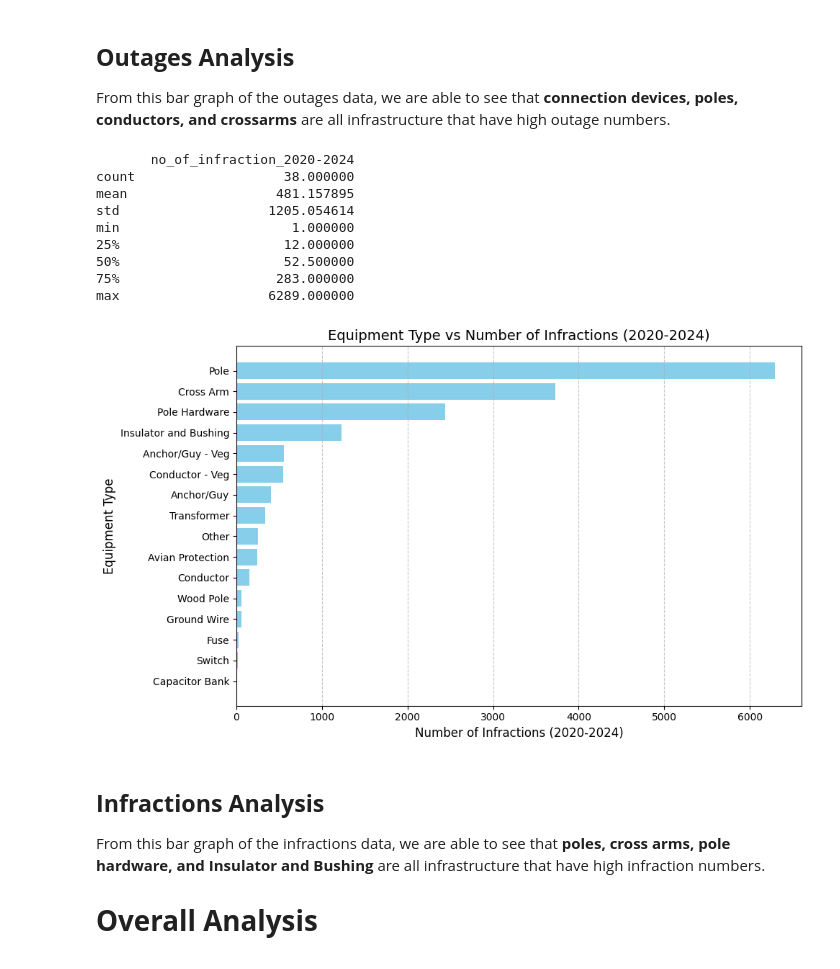
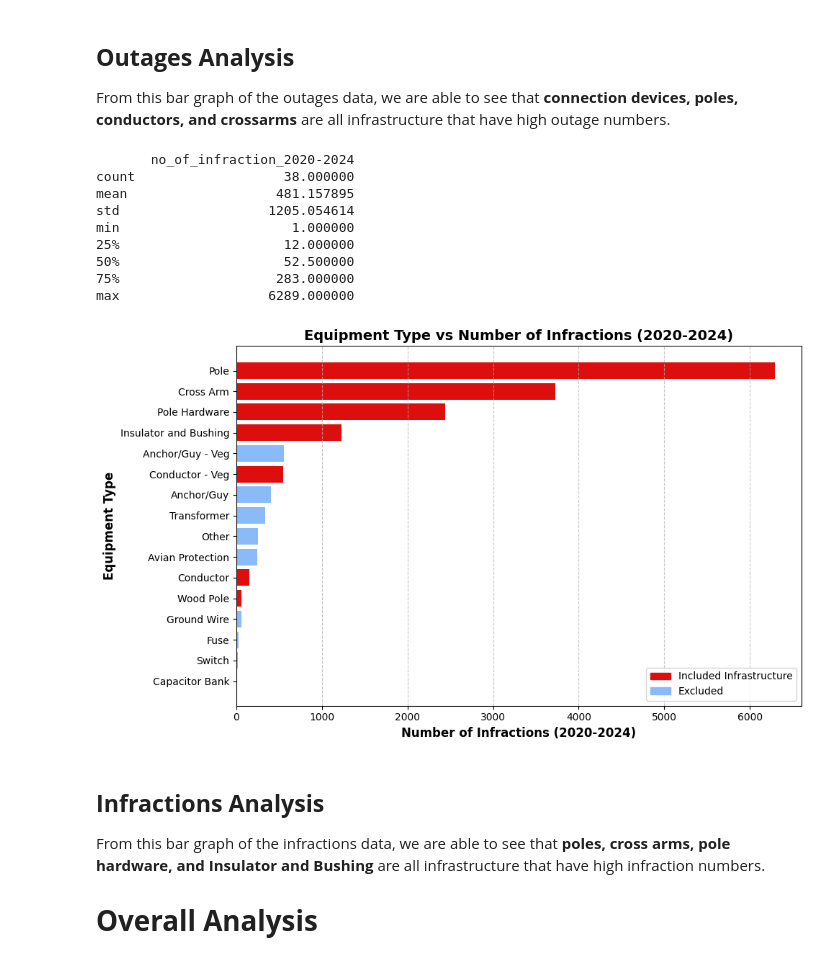
Before and after one commit to wkam3/Identifying-Obstruction-in-Power-Lines, a Jupyter notebook: eda.ipynb, the cells around one changed output. Cells and saved outputs as stored; diff of their text form; code cells hidden in the pictures.

Commit message:
graph for poster

```diff
--- a/eda.ipynb
+++ b/eda.ipynb
@@ -44,36 +44,45 @@ From this bar graph of the outages data, we are able to see that **connection de
 # %%
 """Infractions
 
 Graph that displays the equipment type and number of infractions (2020-2024)
 """
 
 file_path = "data/infraction_frequency_2020-2024.csv"
 infraction_data = pd.read_csv(file_path)
 infraction_data = infraction_data.sort_values(by='no_of_infraction_2020-2024', ascending=False)
 
 print(infraction_data.describe())
 
+# Highlight specific equipment types
+highlighted_equipment = ["Pole", "Cross Arm", "Pole Hardware", "Insulator and Bushing", "Conductor - Veg", "Conductor", "Wood Pole"]
+colors = ['#8ABBF8' if equipment not in highlighted_equipment else '#DD0F0E' for equipment in infraction_data['equipment_type']]
+
 # Plot
 plt.figure(figsize=(10, 6))
-plt.barh(infraction_data['equipment_type'], infraction_data['no_of_infraction_2020-2024'], color='skyblue')
-plt.xlabel('Number of Infractions (2020-2024)', fontsize=12)
-plt.ylabel('Equipment Type', fontsize=12)
-plt.title('Equipment Type vs Number of Infractions (2020-2024)', fontsize=14)
+bars = plt.barh(infraction_data['equipment_type'], infraction_data['no_of_infraction_2020-2024'], color=colors, linewidth=1)
+
+# Add legend
+legend_handles = [plt.Rectangle((0, 0), 1, 1, color='#DD0F0E'), plt.Rectangle((0, 0), 1, 1, color='#8ABBF8')]
+plt.legend(legend_handles, ['Included Infrastructure', 'Excluded'], loc='lower right')
+
+plt.xlabel('Number of Infractions (2020-2024)', fontsize=12, fontweight='bold')
+plt.ylabel('Equipment Type', fontsize=12, fontweight='bold')
+plt.title('Equipment Type vs Number of Infractions (2020-2024)', fontsize=14, fontweight='bold')
 plt.grid(axis='x', linestyle='--', alpha=0.7)
 plt.tight_layout()
 plt.gca().invert_yaxis()
 plt.show()
 # %% [output]
        no_of_infraction_2020-2024
 count                   38.000000
 mean                   481.157895
 std                   1205.054614
 min                      1.000000
 25%                     12.000000
 50%                     52.500000
 75%                    283.000000
 max                   6289.000000
-[figure, old version]
+[figure, new version]
 # %% [markdown]
 ## **Infractions Analysis**
 
```
Also changed, not shown: parts of 1 cell of this notebook.
